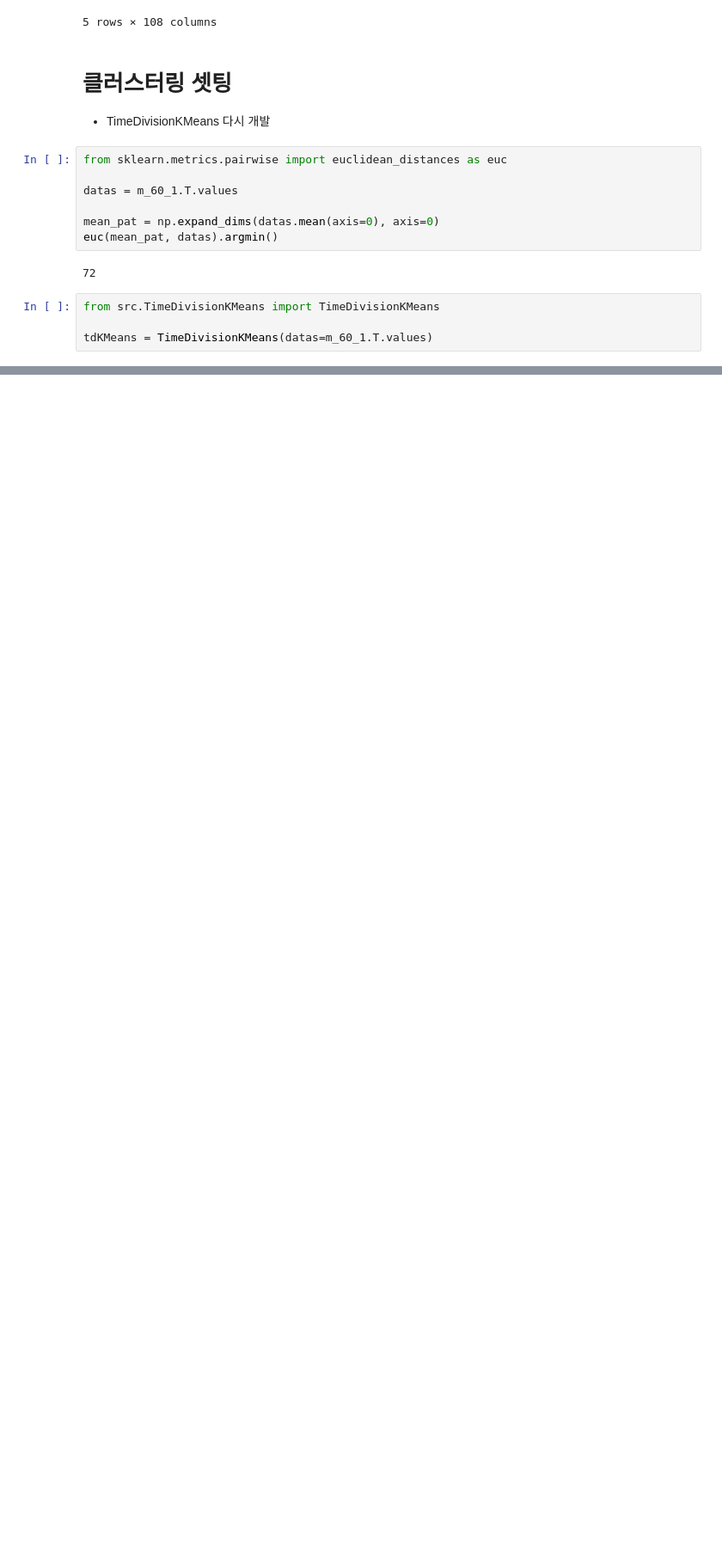
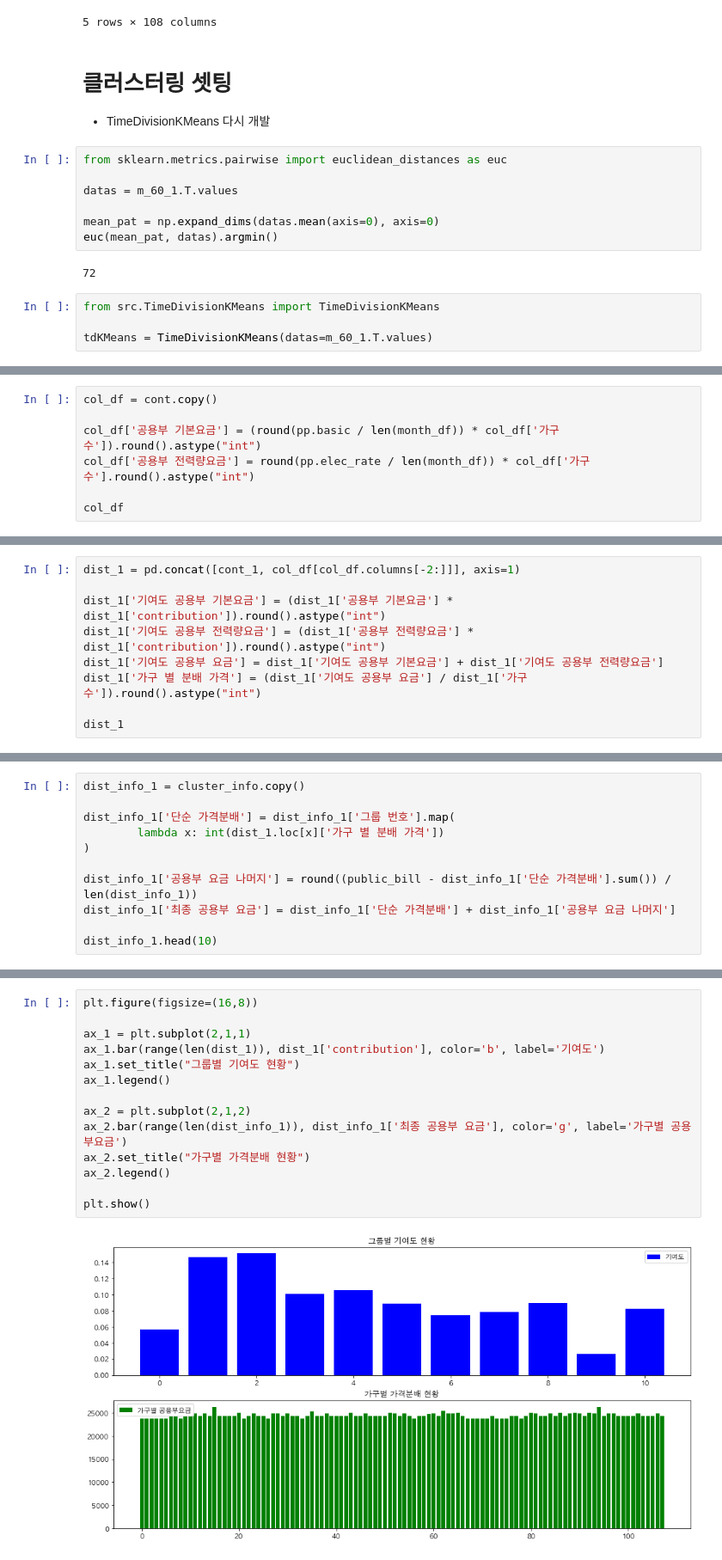
Before and after one commit to formegusto/distribution-public-fee, a Jupyter notebook: pt3.그룹별 (Pattern Based) 가격분배.ipynb, the cells around one changed output, grey strips where cells are left out. Shown at 86% size. Cells and saved outputs as stored; diff of their text form; blank space fills up the shorter version.

```diff
--- a/pt3.그룹별 (Pattern Based) 가격분배.ipynb
+++ b/pt3.그룹별 (Pattern Based) 가격분배.ipynb
@@ -161,0 +349,7 @@ plt.show()
+# %%
+col_df = cont.copy()
+
+col_df['공용부 기본요금'] = (round(pp.basic / len(month_df)) * col_df['가구 수']).round().astype("int")
+col_df['공용부 전력량요금'] = round(pp.elec_rate / len(month_df)) * col_df['가구 수'].round().astype("int")
+
+col_df
@@ -161,0 +370,9 @@ plt.show()
+# %%
+dist_1 = pd.concat([cont_1, col_df[col_df.columns[-2:]]], axis=1)
+
+dist_1['기여도 공용부 기본요금'] = (dist_1['공용부 기본요금'] * dist_1['contribution']).round().astype("int")
+dist_1['기여도 공용부 전력량요금'] = (dist_1['공용부 전력량요금'] * dist_1['contribution']).round().astype("int")
+dist_1['기여도 공용부 요금'] = dist_1['기여도 공용부 기본요금'] + dist_1['기여도 공용부 전력량요금']
+dist_1['가구 별 분배 가격'] = (dist_1['기여도 공용부 요금'] / dist_1['가구 수']).round().astype("int")
+
+dist_1
@@ -161,0 +393,11 @@ plt.show()
+# %%
+dist_info_1 = cluster_info.copy()
+
+dist_info_1['단순 가격분배'] = dist_info_1['그룹 번호'].map(
+        lambda x: int(dist_1.loc[x]['가구 별 분배 가격'])
+)
+
+dist_info_1['공용부 요금 나머지'] = round((public_bill - dist_info_1['단순 가격분배'].sum()) / len(dist_info_1))
+dist_info_1['최종 공용부 요금'] = dist_info_1['단순 가격분배'] + dist_info_1['공용부 요금 나머지']
+
+dist_info_1.head(10)
@@ -161,0 +416,16 @@ plt.show()
+# %%
+plt.figure(figsize=(16,8))
+
+ax_1 = plt.subplot(2,1,1)
+ax_1.bar(range(len(dist_1)), dist_1['contribution'], color='b', label='기여도')
+ax_1.set_title("그룹별 기여도 현황")
+ax_1.legend()
+
+ax_2 = plt.subplot(2,1,2)
+ax_2.bar(range(len(dist_info_1)), dist_info_1['최종 공용부 요금'], color='g', label='가구별 공용부요금')
+ax_2.set_title("가구별 가격분배 현황")
+ax_2.legend()
+
+plt.show()
+# %% [output]
+[figure, added]
```
Also changed, not shown: parts of 33 cells of this notebook, 1 other file.
